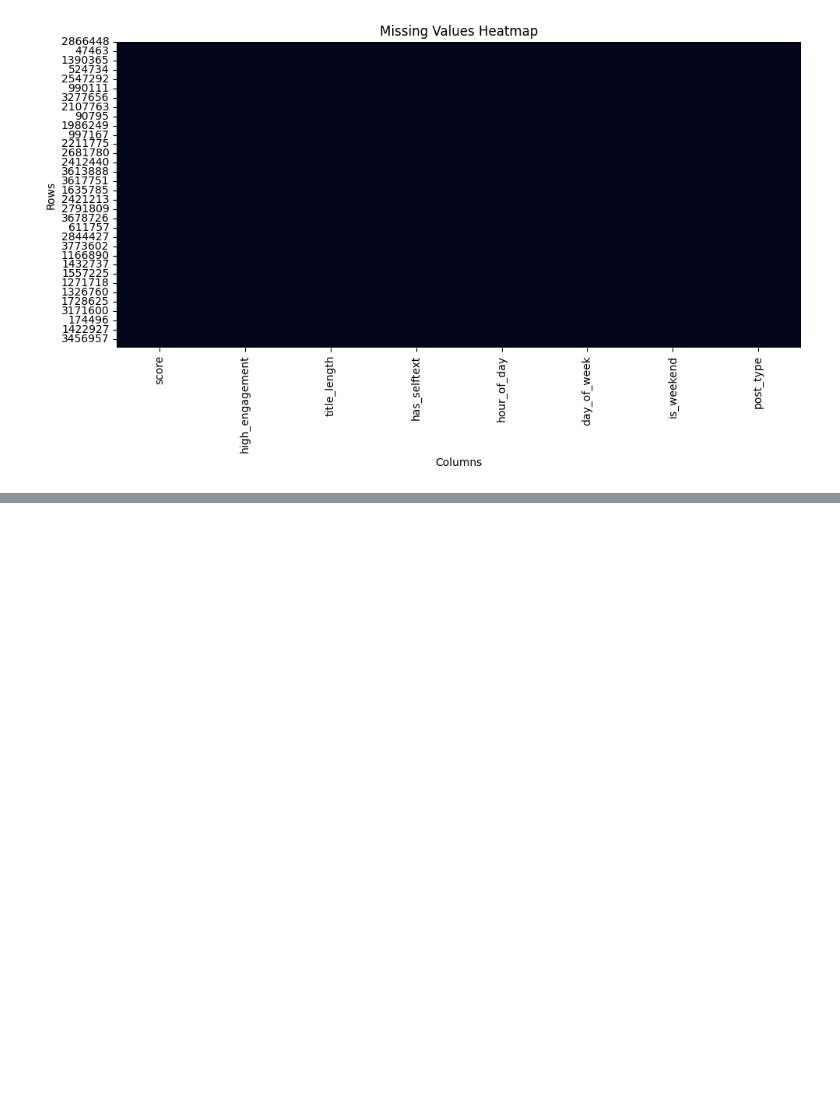
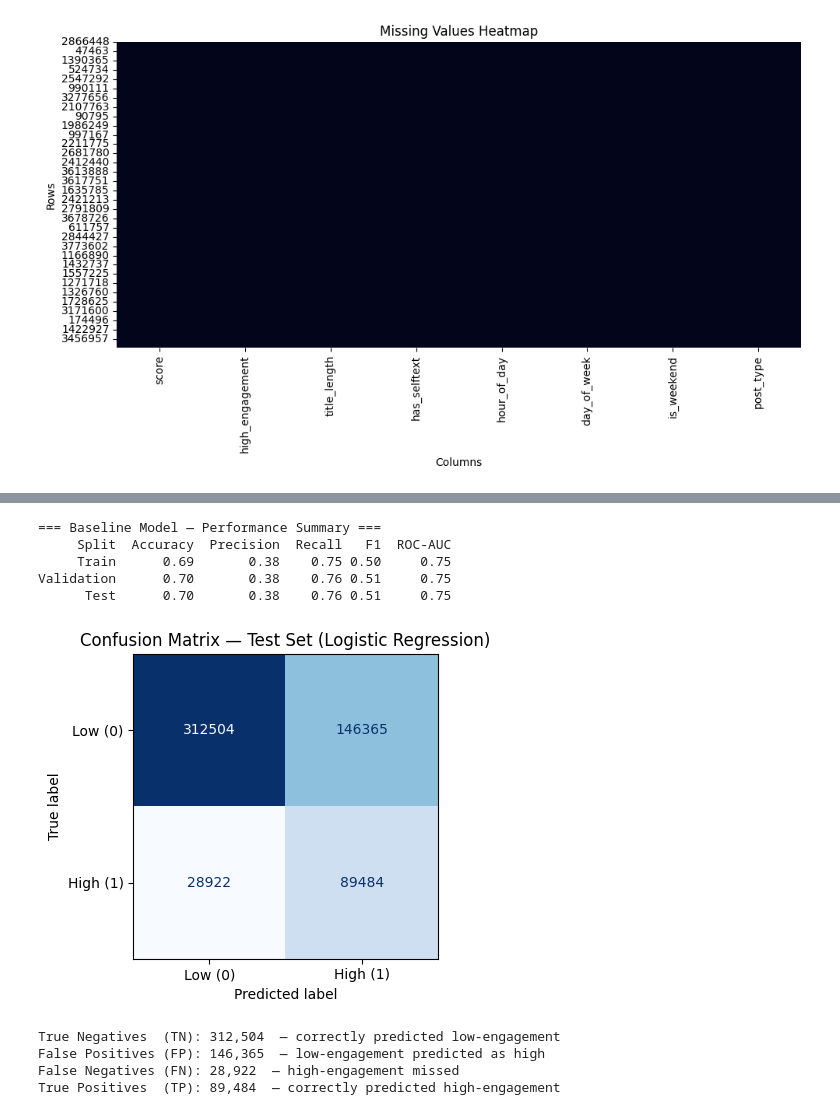
Before and after one commit to thameem-a/COMP-333-Project, a Jupyter notebook: Project/Phase 1/Phase_1.ipynb, the cells around one changed output, grey strips where cells are left out. Cells and saved outputs as stored; diff of their text form; code cells hidden in the pictures; blank space fills up the shorter version.

```diff
--- a/Project/Phase 1/Phase_1.ipynb
+++ b/Project/Phase 1/Phase_1.ipynb
@@ -956,0 +895,27 @@ Future phases could benchmark against a Decision Tree or Random Forest, incorpor
+# %%
+# ── Scale numeric features (fit on train only) ───────────────────────────────
+scaler = StandardScaler()
+X_train_sc = scaler.fit_transform(X_train)
+X_val_sc   = scaler.transform(X_val)
+X_test_sc  = scaler.transform(X_test)
+
+# ── Fit logistic regression ───────────────────────────────────────────────────
+lr = LogisticRegression(
+    max_iter=1000,
+    random_state=42,
+    class_weight="balanced",
+    solver="saga",   # saga supports n_jobs and scales well to large datasets
+    n_jobs=-1
+)
+lr.fit(X_train_sc, y_train)
+print("Logistic Regression trained successfully.")
+
+# ── Top 15 most influential coefficients ─────────────────────────────────────
+coef_df = (
+    pd.DataFrame({"Feature": X.columns, "Coefficient": lr.coef_[0]})
+    .reindex(pd.Series(lr.coef_[0]).abs().sort_values(ascending=False).index)
+    .head(15)
+    .reset_index(drop=True)
+)
+print("\nTop 15 features by absolute coefficient magnitude:")
+print(coef_df.to_string(index=False))
@@ -956,0 +958,52 @@ Future phases could benchmark against a Decision Tree or Random Forest, incorpor
+# %%
+# ── Helper: compute all metrics for one split ────────────────────────────────
+def evaluate_split(name, X_sc, y_true):
+    y_pred  = lr.predict(X_sc)
+    y_proba = lr.predict_proba(X_sc)[:, 1]
+    return {
+        "Split"    : name,
+        "Accuracy" : round(accuracy_score(y_true, y_pred),                       4),
+        "Precision": round(precision_score(y_true, y_pred, zero_division=0),      4),
+        "Recall"   : round(recall_score(y_true, y_pred,    zero_division=0),      4),
+        "F1"       : round(f1_score(y_true, y_pred,        zero_division=0),      4),
+        "ROC-AUC"  : round(roc_auc_score(y_true, y_proba),                        4),
+    }
+
+results = pd.DataFrame([
+    evaluate_split("Train",      X_train_sc, y_train),
+    evaluate_split("Validation", X_val_sc,   y_val),
+    evaluate_split("Test",       X_test_sc,  y_test),
+])
+
+print("\n=== Baseline Model — Performance Summary ===")
+print(results.to_string(index=False))
+# %% [output]
+=== Baseline Model — Performance Summary ===
+     Split  Accuracy  Precision  Recall   F1  ROC-AUC
+     Train      0.69       0.38    0.75 0.50     0.75
+Validation      0.70       0.38    0.76 0.51     0.75
+      Test      0.70       0.38    0.76 0.51     0.75
+# %%
+# ── Confusion Matrix — Test Set ──────────────────────────────────────────────
+y_pred_test = lr.predict(X_test_sc)
+cm = confusion_matrix(y_test, y_pred_test)
+
+fig, ax = plt.subplots(figsize=(5, 4))
+disp = ConfusionMatrixDisplay(confusion_matrix=cm, display_labels=["Low (0)", "High (1)"])
+disp.plot(ax=ax, colorbar=False, cmap="Blues")
+ax.set_title("Confusion Matrix — Test Set (Logistic Regression)")
+plt.tight_layout()
+plt.show()
+
+# Print raw counts for discussion
+tn, fp, fn, tp = cm.ravel()
+print(f"\nTrue Negatives  (TN): {tn:,}  — correctly predicted low-engagement")
+print(f"False Positives (FP): {fp:,}  — low-engagement predicted as high")
+print(f"False Negatives (FN): {fn:,}  — high-engagement missed")
+print(f"True Positives  (TP): {tp:,}  — correctly predicted high-engagement")
+# %% [output]
+[figure, added]
+True Negatives  (TN): 312,504  — correctly predicted low-engagement
+False Positives (FP): 146,365  — low-engagement predicted as high
+False Negatives (FN): 28,922  — high-engagement missed
+True Positives  (TP): 89,484  — correctly predicted high-engagement
```
Also changed, not shown: parts of 22 cells of this notebook.
